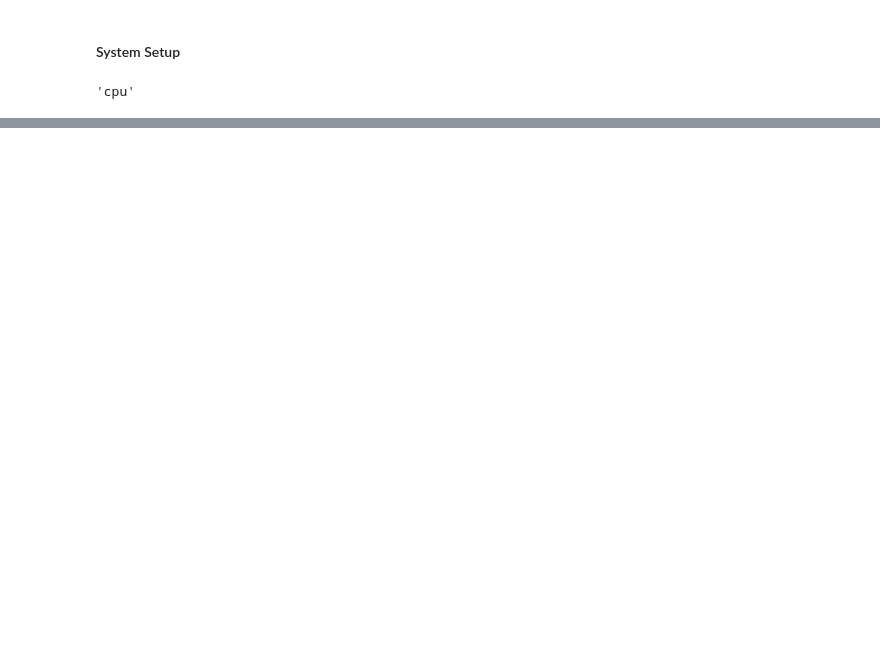
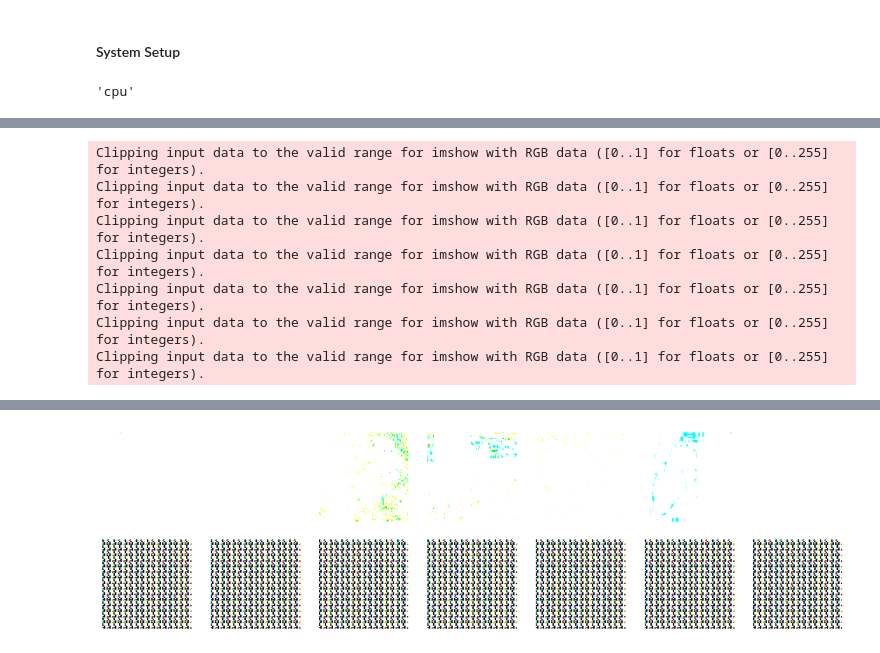
Before and after one commit to Sachi-27/Image-Inpainting, a Jupyter notebook: pipeline/pipeline.ipynb, the cells around one changed output, grey strips where cells are left out. Cells and saved outputs as stored; diff of their text form; code cells hidden in the pictures; blank space fills up the shorter version.

```diff
--- a/pipeline/pipeline.ipynb
+++ b/pipeline/pipeline.ipynb
@@ -137,17 +140,3 @@ plt.imshow(dataset[100].permute(1,2,0).int())
-# %%
-def train_model(model, loss_fn, optimizer, num_epochs, train_loader, test_loader):
-  for epoch in range(num_epochs):
-      for data in train_loader:
-          # print(data.shape)
-          img = data
-          img = img.to(device)
-          optimizer.zero_grad()
-          output= model(make_input(img).float())
-          loss = loss_fn(output, img)
-          loss.backward()
-          optimizer.step()
-    #   if (epoch+1) % 5== 0:
-          print('Epoch [{}/{}], Loss: {:.4f}'.format(epoch+1, num_epochs, loss.item()))
 # %%
 from models import *
 
@@ -171,6 +160,20 @@ AutoEncoder(
   (up2): ConvTranspose2d(64, 64, kernel_size=(2, 2), stride=(2, 2))
   (out_conv): Conv2d(64, 3, kernel_size=(1, 1), stride=(1, 1))
 )
+# %%
+def train_model(model, loss_fn, optimizer, num_epochs, train_loader, test_loader):
+  for epoch in range(num_epochs):
+      for data in train_loader:
+          img = data
+          img = img.to(device)
+          optimizer.zero_grad()
+          transformed_img = make_input(img).float()
+          output= model(transformed_img)
+          loss = loss_fn(output, img)
+          loss.backward()
+          optimizer.step()
+    #   if (epoch+1) % 5== 0:
+      print('Epoch [{}/{}], Loss: {:.4f}'.format(epoch+1, num_epochs, loss.item()))
 # %%
 loss = nn.MSELoss()
 optimizer = optim.Adam(model.parameters(), lr=0.005)
@@ -188,12 +212,14 @@ model.load_state_dict(torch.load('model.ckpt'))
 # %%
 with torch.no_grad():
     losses = []
-    for data, _ in test_loader:
+    for data in test_loader:
         data = data.to(device)
         recon = model(data)
         losses.append(nn.MSELoss()(recon, data).item())
-    print(f"Average Test Reconstruction Loss: {(torch.mean(losses)).item()}")
+    print(f"Average Test Reconstruction Loss: {sum(losses)/len(losses)}")
 
+# plt.imshow(data[1].permute(1,2,0).int())
+# plt.imshow(recon[2].permute(1,2,0).int())
 fig, ax = plt.subplots(2, 7, figsize=(15, 4))
 for i in range(7):
     ax[0, i].imshow(data[i].cpu().numpy().transpose((1, 2, 0)))
@@ -201,3 +227,11 @@ for i in range(7):
     ax[0, i].axis('OFF')
     ax[1, i].axis('OFF')
 plt.show()
+# %% [output]
+Clipping input data to the valid range for imshow with RGB data ([0..1] for floats or [0..255] for integers).
+Clipping input data to the valid range for imshow with RGB data ([0..1] for floats or [0..255] for integers).
+Clipping input data to the valid range for imshow with RGB data ([0..1] for floats or [0..255] for integers).
+Clipping input data to the valid range for imshow with RGB data ([0..1] for floats or [0..255] for integers).
+Clipping input data to the valid range for imshow with RGB data ([0..1] for floats or [0..255] for integers).
+Clipping input data to the valid range for imshow with RGB data ([0..1] for floats or [0..255] for integers).
+Clipping input data to the valid range for imshow with RGB data ([0..1] for floats or [0..255] for integers).
@@ -203,0 +239 @@ plt.show()
+[figure, added]
```
Also changed, not shown: parts of 8 cells of this notebook, 2 other files.
